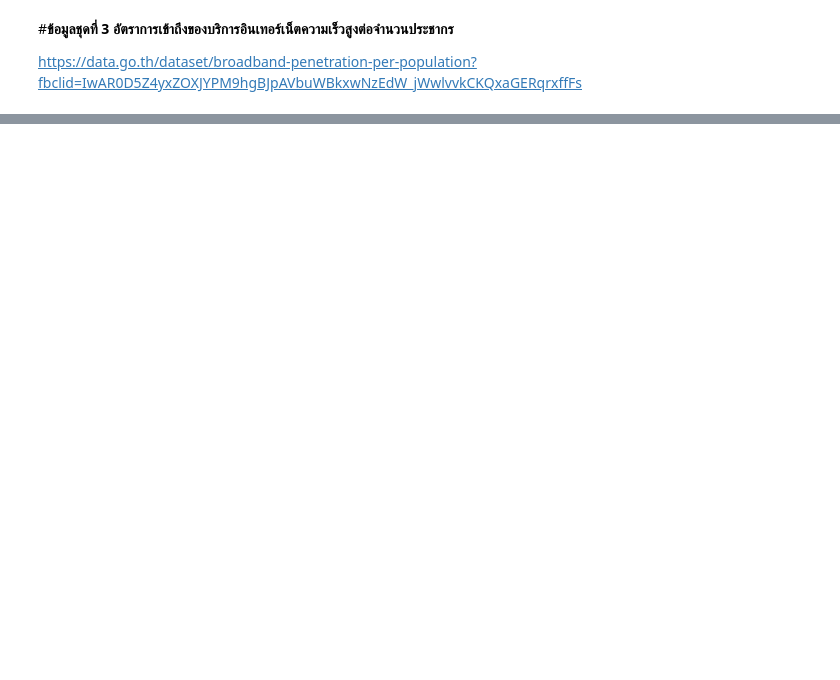
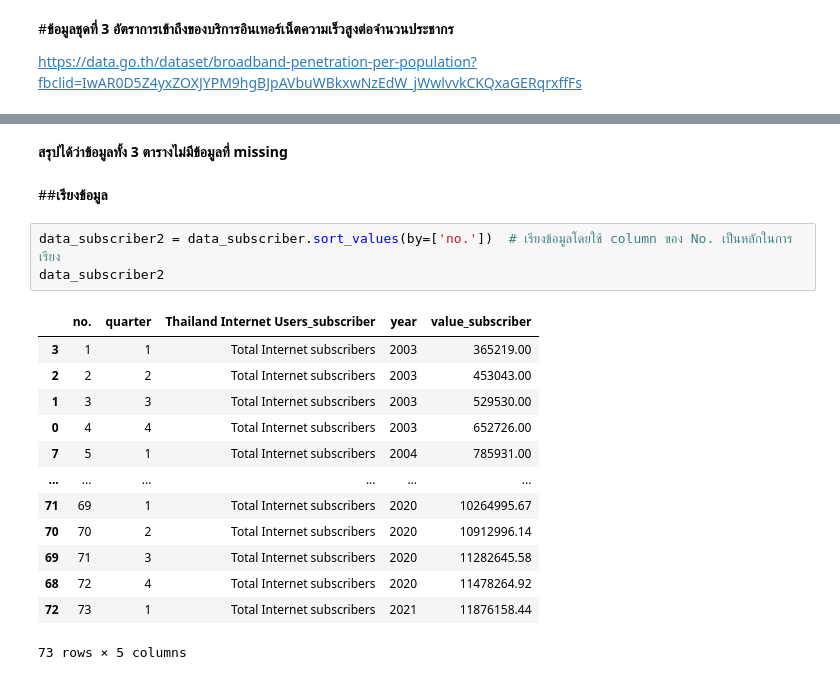
Before and after one commit to Nunticha24/DWDM21, a Jupyter notebook: Project_lookmhee.ipynb, the cells around one changed output, grey strips where cells are left out. Saved outputs shown, nothing was run; the diff lists cells and outputs as text; blank space fills up the shorter version.

```diff
--- a/Project_lookmhee.ipynb
+++ b/Project_lookmhee.ipynb
@@ -356,0 +135,21 @@ we loss 5.47945205479452% of data
+# %% [markdown]
+**สรุปได้ว่าข้อมูลทั้ง 3 ตารางไม่มีข้อมูลที่ missing**
+# %% [markdown]
+##**เรียงข้อมูล**
+# %%
+data_subscriber2 = data_subscriber.sort_values(by=['no.'])  # เรียงข้อมูลโดยใช้ column ของ No. เป็นหลักในการเรียง
+data_subscriber2
+# %% [output]
+|  | no. | quarter | Thailand Internet Users_subscriber | year | value_subscriber |
+| 3 | 1 | 1 | Total Internet subscribers | 2003 | 365219.00 |
+| 2 | 2 | 2 | Total Internet subscribers | 2003 | 453043.00 |
+| 1 | 3 | 3 | Total Internet subscribers | 2003 | 529530.00 |
+| 0 | 4 | 4 | Total Internet subscribers | 2003 | 652726.00 |
+| 7 | 5 | 1 | Total Internet subscribers | 2004 | 785931.00 |
+| ... | ... | ... | ... | ... | ... |
+| 71 | 69 | 1 | Total Internet subscribers | 2020 | 10264995.67 |
+| 70 | 70 | 2 | Total Internet subscribers | 2020 | 10912996.14 |
+| 69 | 71 | 3 | Total Internet subscribers | 2020 | 11282645.58 |
+| 68 | 72 | 4 | Total Internet subscribers | 2020 | 11478264.92 |
+| 72 | 73 | 1 | Total Internet subscribers | 2021 | 11876158.44 |
+73 rows × 5 columns
```
Also changed, not shown: parts of 66 cells of this notebook.
